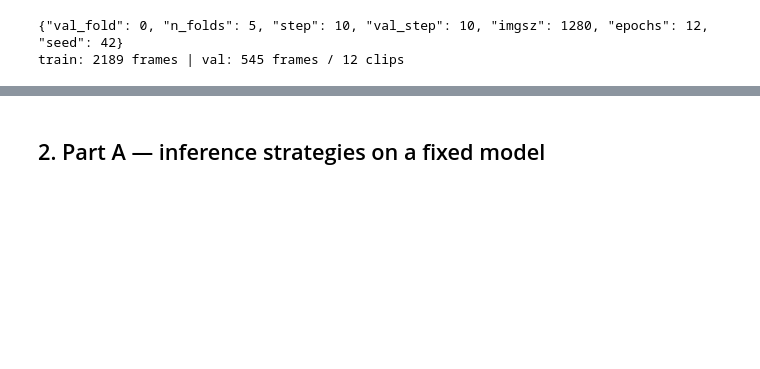
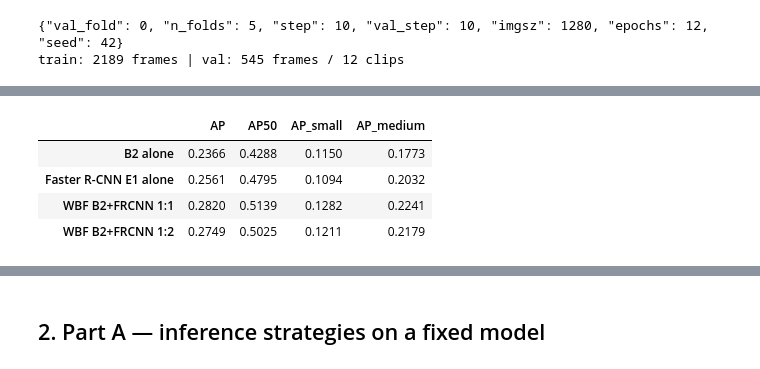
Before and after one commit to dd8ria/ai-hw2, a Jupyter notebook: notebooks/06_final_pipeline.ipynb, the cells around one changed output, grey strips where cells are left out. Saved outputs shown, nothing was run; the diff lists cells and outputs as text; code cells hidden in the pictures; blank space fills up the shorter version.

```diff
--- a/notebooks/06_final_pipeline.ipynb
+++ b/notebooks/06_final_pipeline.ipynb
@@ -78,0 +96,15 @@ if len(allres):
+# %%
+# Holdout check on saved validation predictions (no GPU needed)
+vb2 = pd.read_csv(RUNS / "final_b2_fullaug" / "val_preds.csv.gz")
+vfr = pd.read_csv(RUNS / "frcnn_e1_proposals" / "val_preds.csv.gz")
+Q = {"B2 alone": vb2, "Faster R-CNN E1 alone": vfr,
+     "WBF B2+FRCNN 1:1": infer.wbf([vb2, vfr], weights=[1, 1], iou_thr=0.55),
+     "WBF B2+FRCNN 1:2": infer.wbf([vb2, vfr], weights=[1, 2], iou_thr=0.55)}
+tabQ = pd.DataFrame({k: vdet.coco_evaluate(val_frames, anns, v, per_class=False) for k, v in Q.items()}).T
+display(tabQ[["AP", "AP50", "AP_small", "AP_medium"]].style.format("{:.4f}").highlight_max(color="#cde"))
+# %% [output]
+|  | AP | AP50 | AP_small | AP_medium |
+| B2 alone | 0.2366 | 0.4288 | 0.1150 | 0.1773 |
+| Faster R-CNN E1 alone | 0.2561 | 0.4795 | 0.1094 | 0.2032 |
+| WBF B2+FRCNN 1:1 | 0.2820 | 0.5139 | 0.1282 | 0.2241 |
+| WBF B2+FRCNN 1:2 | 0.2749 | 0.5025 | 0.1211 | 0.2179 |
```
Also changed, not shown: parts of 20 cells of this notebook.
